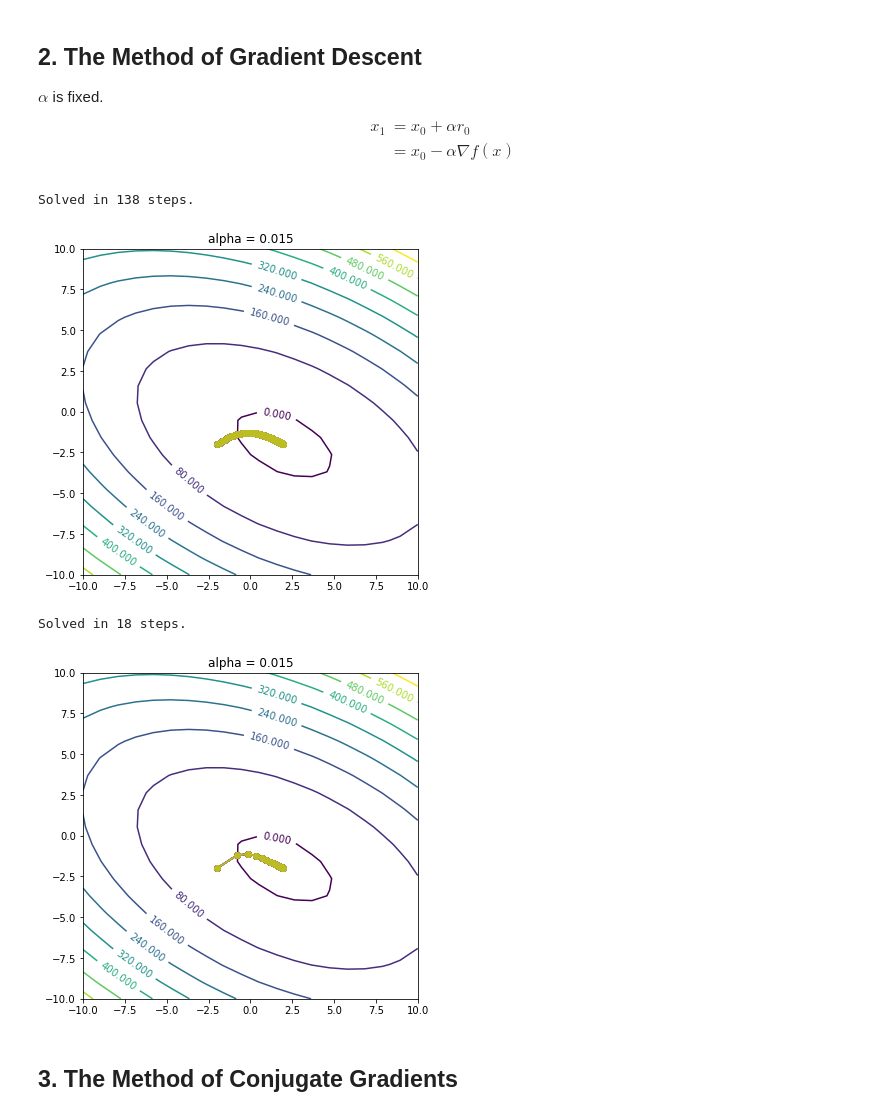
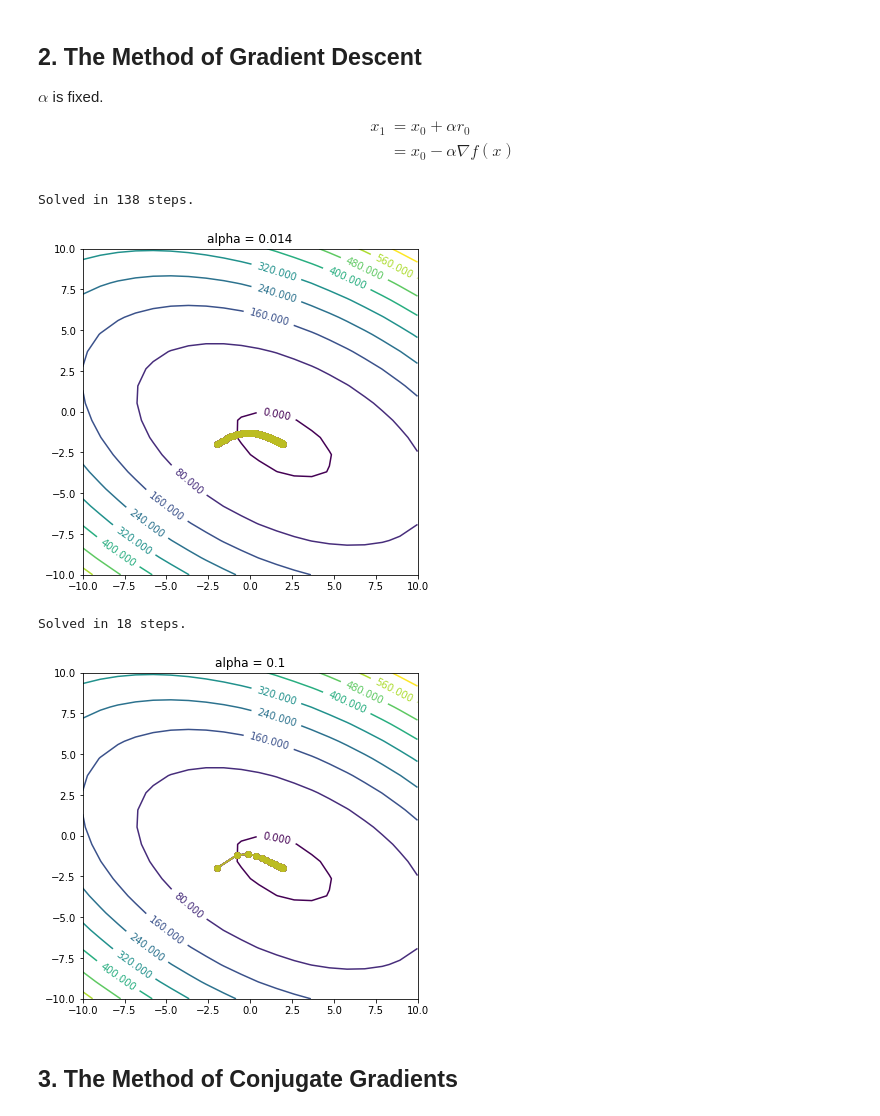
Before and after one commit to yun-long/rl_prototype, a Jupyter notebook: rl/standalone/cvx/trust_region.ipynb, the cells around one changed output. Drawn from its saved outputs; the diff is of its cells as text; code cells hidden in the pictures.

```diff
--- a/rl/standalone/cvx/trust_region.ipynb
+++ b/rl/standalone/cvx/trust_region.ipynb
@@ -162,20 +140,20 @@ def gradient_descent(alpha):
 alpha = 0.014
 steps = gradient_descent(alpha)
 contoursteps(x1, x2, zs, steps)
-plt.title("alpha = {}".format(alphas[0]))
+plt.title("alpha = {}".format(alpha))
 plt.show()
 # %% [output]
 Solved in 138 steps.
-[figure, old version]
+[figure, new version]
 # %%
 alpha = 0.1
 steps = gradient_descent(alpha)
 contoursteps(x1, x2, zs, steps)
-plt.title("alpha = {}".format(alphas[0]))
+plt.title("alpha = {}".format(alpha))
 plt.show()
 # %% [output]
 Solved in 18 steps.
-[figure, old version]
+[figure, new version]
 # %% [markdown]
 ## 3. The Method of Conjugate Gradients
 # %% [markdown]
```
Also changed, not shown: parts of 7 cells of this notebook, 7 other files.
